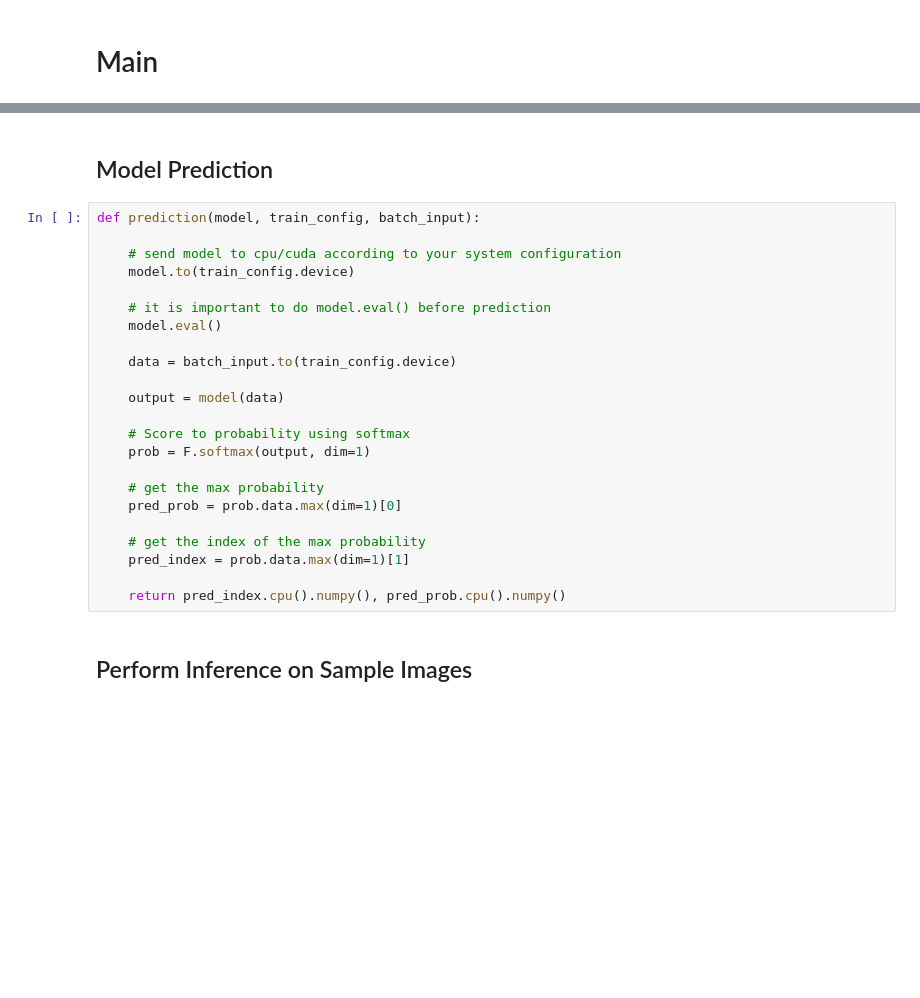
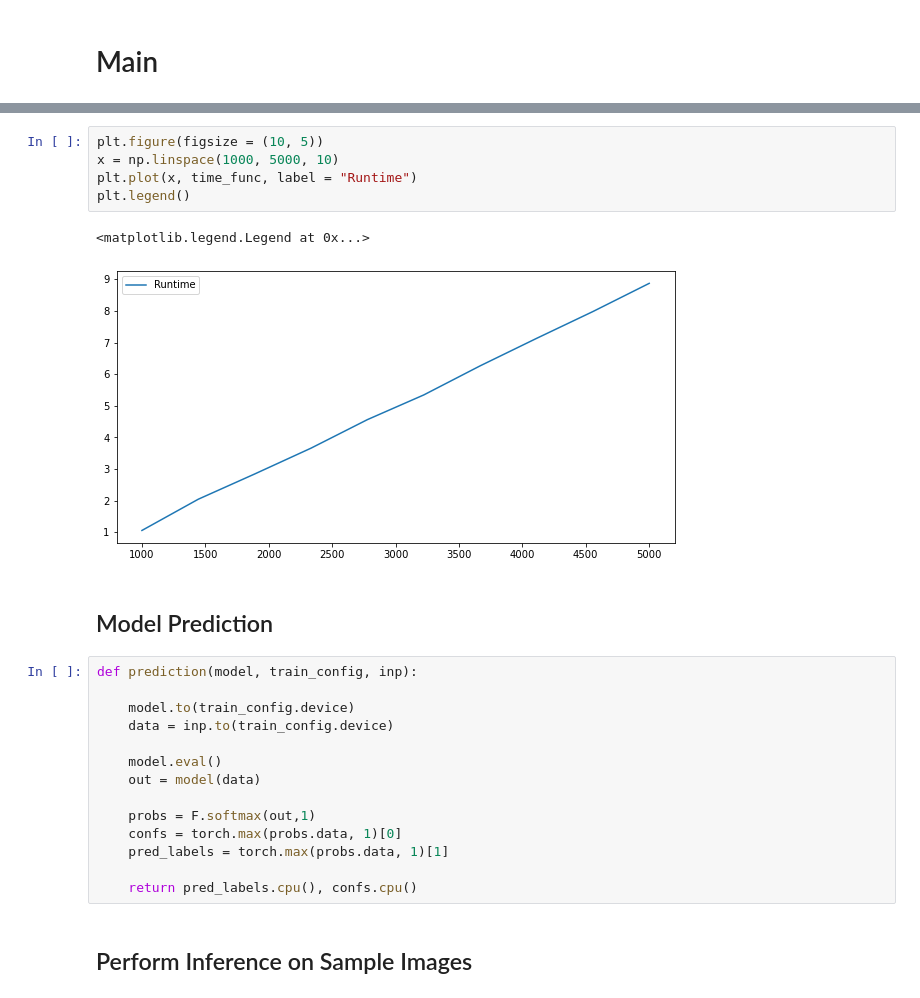
Before and after one commit to DuncanJWood/AI_face_and_digit_classification, a Jupyter notebook: Neural_Network_Digits.ipynb, the cells around one changed output, grey strips where cells are left out. Drawn from its saved outputs; the diff is of its cells as text; blank space fills up the shorter version.

```diff
--- a/Neural_Network_Digits.ipynb
+++ b/Neural_Network_Digits.ipynb
@@ -595,28 +372,27 @@ cnn_model.load_state_dict(torch.load(model_path))
+# %%
+plt.figure(figsize = (10, 5))
+x = np.linspace(1000, 5000, 10)
+plt.plot(x, time_func, label = "Runtime")
+plt.legend()
+# %% [output]
+<matplotlib.legend.Legend at 0x...>
+[figure, added]
 # %% [markdown]
 ## Model Prediction
 # %%
-def prediction(model, train_config, batch_input):
+def prediction(model, train_config, inp):
 
-    # send model to cpu/cuda according to your system configuration
     model.to(train_config.device)
+    data = inp.to(train_config.device)
 
-    # it is important to do model.eval() before prediction
     model.eval()
+    out = model(data)
 
-    data = batch_input.to(train_config.device)
+    probs = F.softmax(out,1)
+    confs = torch.max(probs.data, 1)[0]
+    pred_labels = torch.max(probs.data, 1)[1]
 
-    output = model(data)
-
-    # Score to probability using softmax
-    prob = F.softmax(output, dim=1)
-
-    # get the max probability
-    pred_prob = prob.data.max(dim=1)[0]
-
-    # get the index of the max probability
-    pred_index = prob.data.max(dim=1)[1]
-
-    return pred_index.cpu().numpy(), pred_prob.cpu().numpy()
+    return pred_labels.cpu(), confs.cpu()
 # %% [markdown]
 ## Perform Inference on Sample Images
 # %%
```
Also changed, not shown: parts of 37 cells of this notebook, 2 other files.
